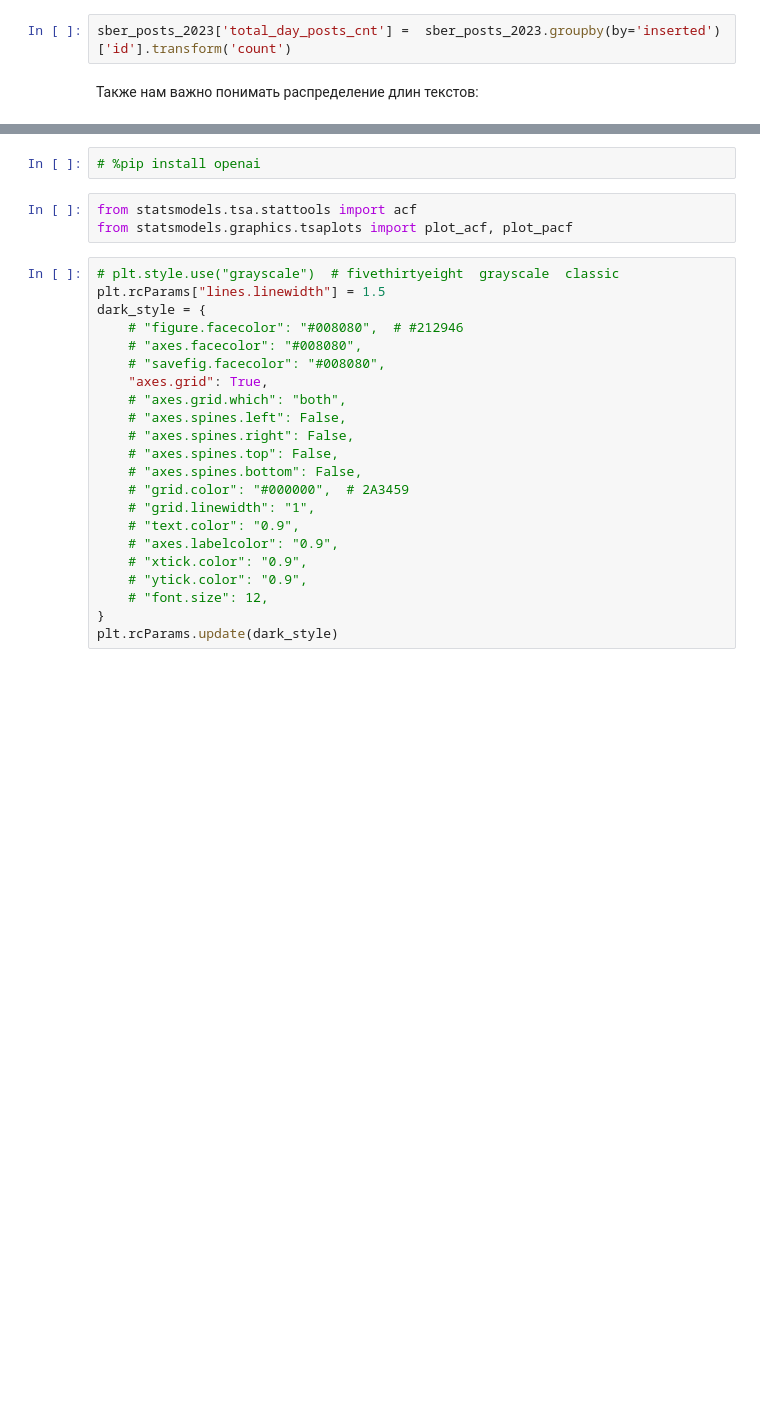
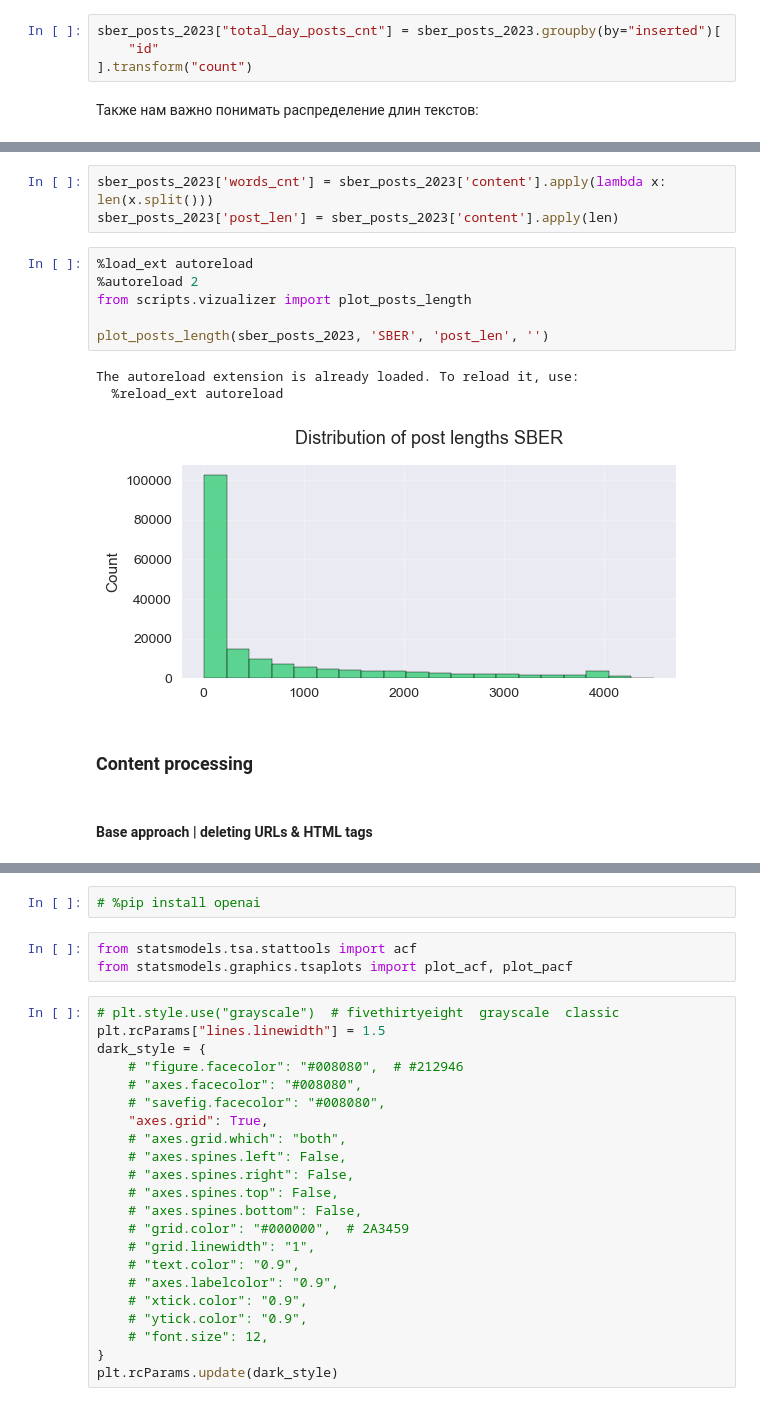
Before and after one commit to ez3nx/Bachelor-s-Thesis-HSE-25, a Jupyter notebook: tpulse_parsing/notebooks/pulse_parser_sber.ipynb, the cells around one changed output, grey strips where cells are left out. Cells and saved outputs as stored; diff of their text form; blank space fills up the shorter version.

Commit message:
new scripts added

```diff
--- a/tpulse_parsing/notebooks/pulse_parser_sber.ipynb
+++ b/tpulse_parsing/notebooks/pulse_parser_sber.ipynb
@@ -62,6 +71,8 @@ plot_daily_posts(daily_counts_sber, "SBER")
 # %% [markdown]
 Сохраним общее число публикаций на каждый день будем использовать как дополнительный признак в модели:
 # %%
-sber_posts_2023['total_day_posts_cnt'] =  sber_posts_2023.groupby(by='inserted')['id'].transform('count')
+sber_posts_2023["total_day_posts_cnt"] = sber_posts_2023.groupby(by="inserted")[
+    "id"
+].transform("count")
 # %% [markdown]
 Также нам важно понимать распределение длин текстов:
@@ -194,0 +79,17 @@ fig.show()
+# %%
+sber_posts_2023['words_cnt'] = sber_posts_2023['content'].apply(lambda x: len(x.split()))
+sber_posts_2023['post_len'] = sber_posts_2023['content'].apply(len)
+# %%
+%load_ext autoreload
+%autoreload 2
+from scripts.vizualizer import plot_posts_length
+
+plot_posts_length(sber_posts_2023, 'SBER', 'post_len', '')
+# %% [output]
+The autoreload extension is already loaded. To reload it, use:
+  %reload_ext autoreload
+[figure, added]
+# %% [markdown]
+### Content processing
+# %% [markdown]
+#### Base approach | deleting URLs & HTML tags
```
Also changed, not shown: parts of 49 cells of this notebook, 2 other files.
